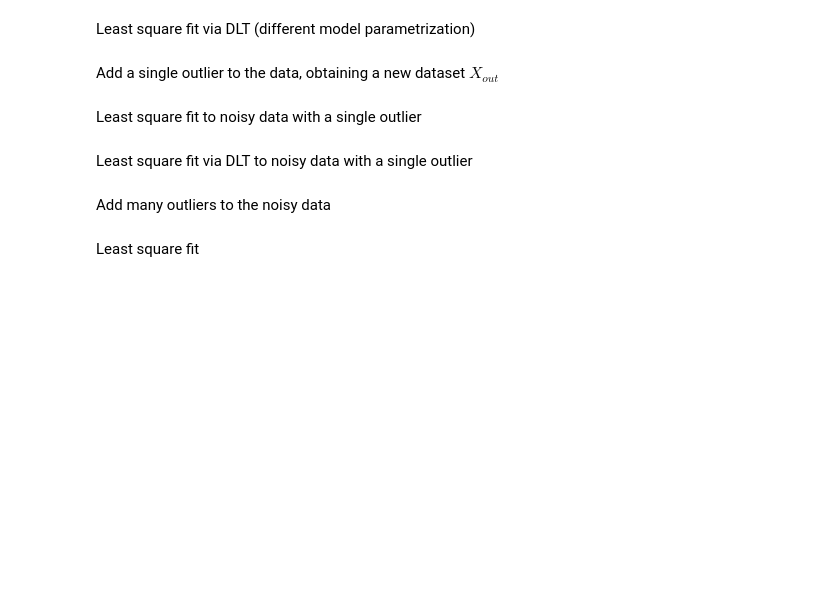
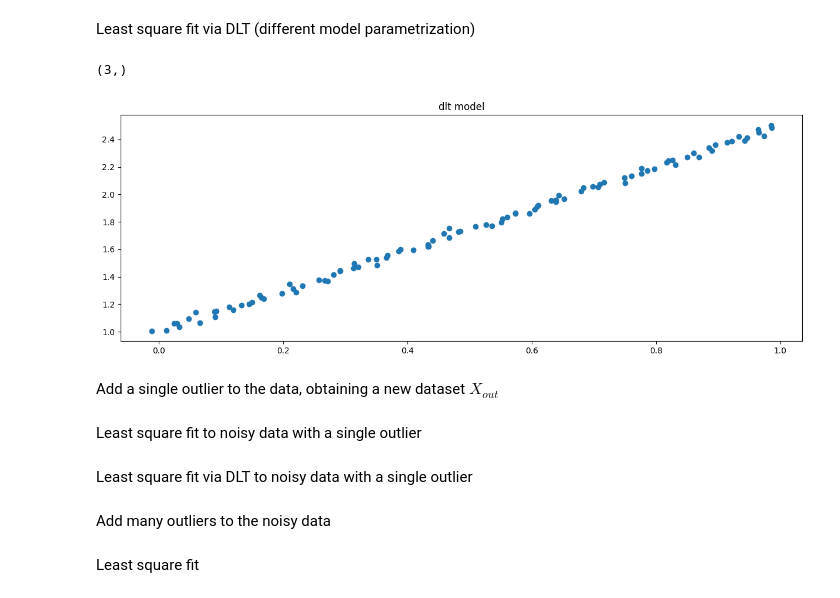
Before and after one commit to AngelaRemolina/MMMIP-Assignments, a Jupyter notebook: Lez22_Robust_Fitting/lez_22_Robust_Fitting.ipynb, the cells around one changed output. Saved outputs shown, nothing was run; the diff lists cells and outputs as text; code cells hidden in the pictures; blank space fills up the shorter version.

```diff
--- a/Lez22_Robust_Fitting/lez_22_Robust_Fitting.ipynb
+++ b/Lez22_Robust_Fitting/lez_22_Robust_Fitting.ipynb
@@ -88,18 +94,20 @@ def fit_line_ols(P):
 # %%
 def fit_line_dlt(P):
-  # design matrix
-  # A =
-  # vector of responses
-  y = P.T[:, 1]
+    # design matrix
+    ones_column = np.ones((P.shape[1], 1))
+    A = np.concatenate((P.T, ones_column), axis=1) # A = [[x1,y1,1],[x2,y2,1],...,[xn,yn,1]]
 
-  # SVD
+    # vector of responses
+    y = P.T[:, 1]
 
-  # theta =
+    _, _, V = np.linalg.svd(A, full_matrices=False)
 
-  residuals = A @ theta
-  residual_error = np.sum(residuals ** 2)
+    theta = V[:, -1]
+    print(theta.shape)
+    residuals = A @ theta
+    residual_error = np.sum(residuals**2)
 
-  return theta, residuals, residual_error
+    return theta, residuals, residual_error
 # %% [markdown]
 Robust Fitting Methods
 ----------------------
@@ -249,12 +263,15 @@ plt.show()
 # %% [markdown]
 Least square fit via DLT (different model parametrization)
 # %%
-# model_DLT =
-plt.figure(figsize = (15,5))
-plt.scatter(X[0,:], X[1,:])
-display_band(X, model_DLT, BAND_WIDTH , BAND_COLOR)
-plt.title('dlt model')
+model_DLT = fit_line_dlt(X)
+plt.figure(figsize=(15, 5))
+plt.scatter(X[0, :], X[1, :])
+# display_band(X, model_DLT, BAND_WIDTH, BAND_COLOR) # doesn't work
+plt.title("dlt model")
 plt.show()
+# %% [output]
+(3,)
+[figure, added]
 # %% [markdown]
 Add a single outlier to the data, obtaining a new dataset $X_{out}$
 # %%
```
Also changed, not shown: parts of 17 cells of this notebook.
